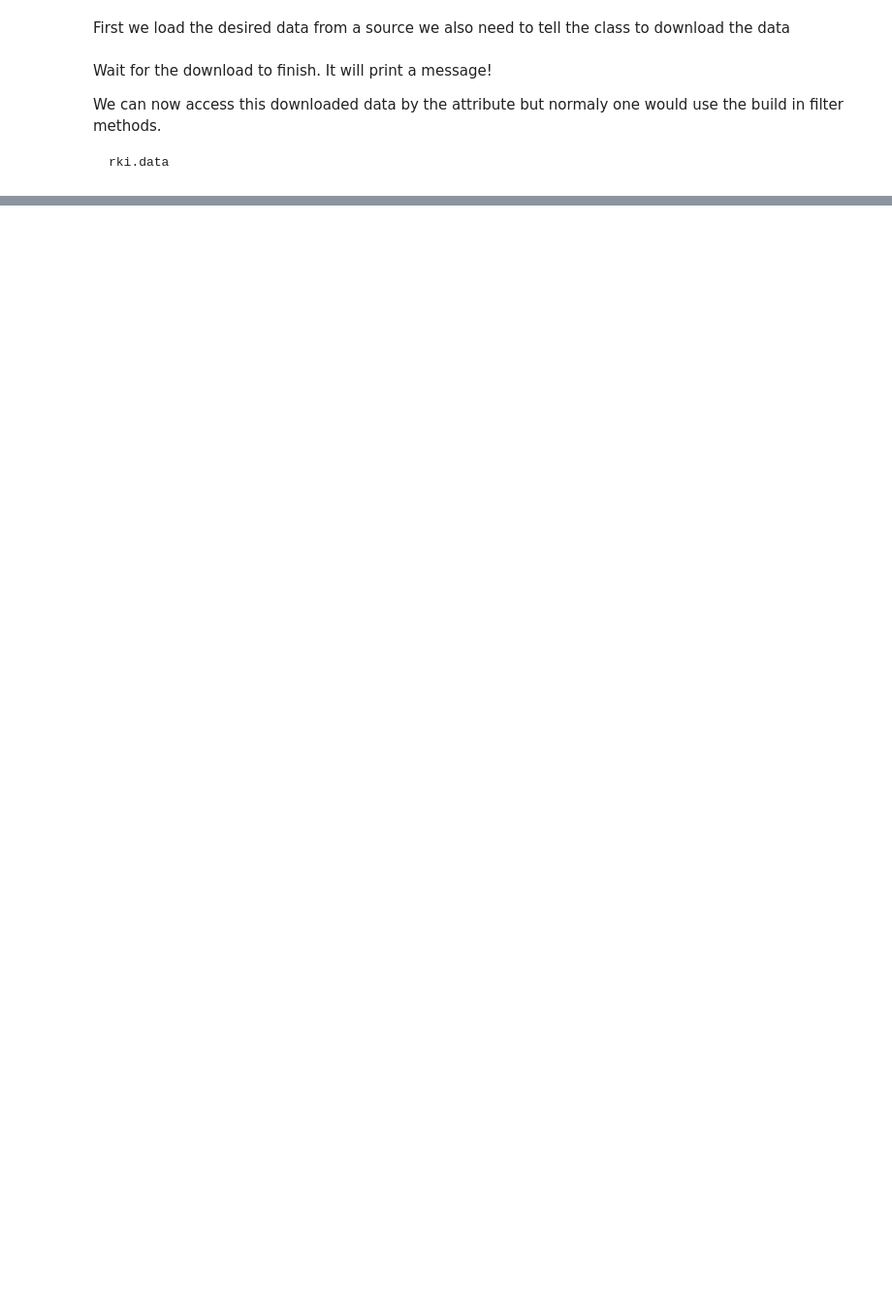
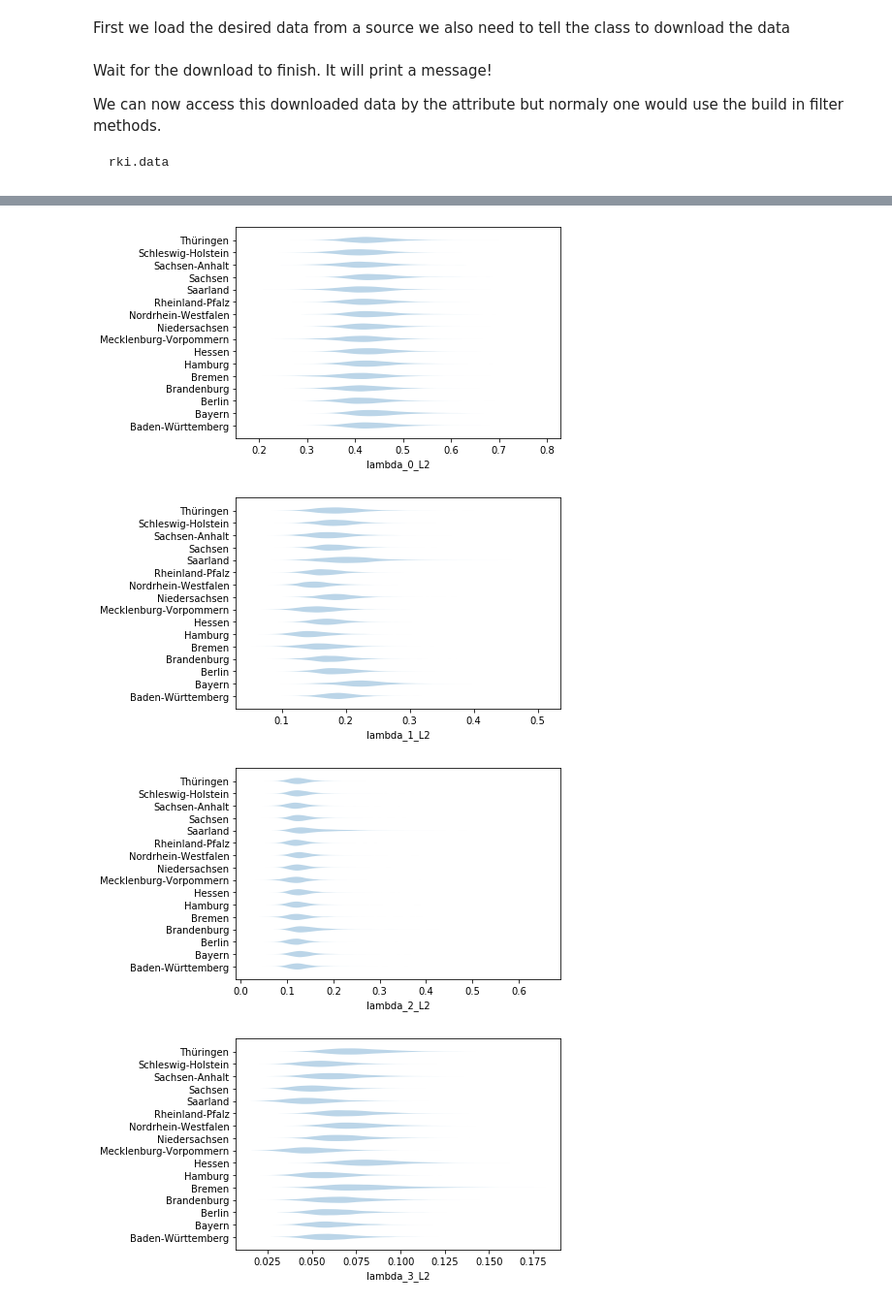
Before and after one commit to Priesemann-Group/covid19_inference, a Jupyter notebook: scripts/example_bundeslaender.ipynb, the cells around one changed output, grey strips where cells are left out. Shown: that part at 97% size. Cells and saved outputs as stored; diff of their text form; code cells hidden in the pictures; blank space fills up the shorter version.

```diff
--- a/scripts/example_bundeslaender.ipynb
+++ b/scripts/example_bundeslaender.ipynb
@@ -84,0 +165,13 @@ plt.plot(np.median(trace.new_cases, axis=0))
+# %%
+for var_name in ['lambda_0_L2', 'lambda_1_L2', 'lambda_2_L2', 'lambda_3_L2',
+                 'transient_day_1_L2', 'transient_day_2_L2', 'transient_day_3_L2', 'delay_L2']:
+    f, ax = plt.subplots()
+    ax.violinplot(trace[var_name], showextrema=False, vert=False)
+    ax.set_yticks(np.arange(1,17))
+    ax.set_yticklabels(df_bundeslaender.columns)
+    ax.set_xlabel(var_name)
+# %% [output]
+[figure, added]
+[figure, added]
+[figure, added]
+[figure, added]
```
Also changed, not shown: parts of 9 cells of this notebook, 1 other file.
